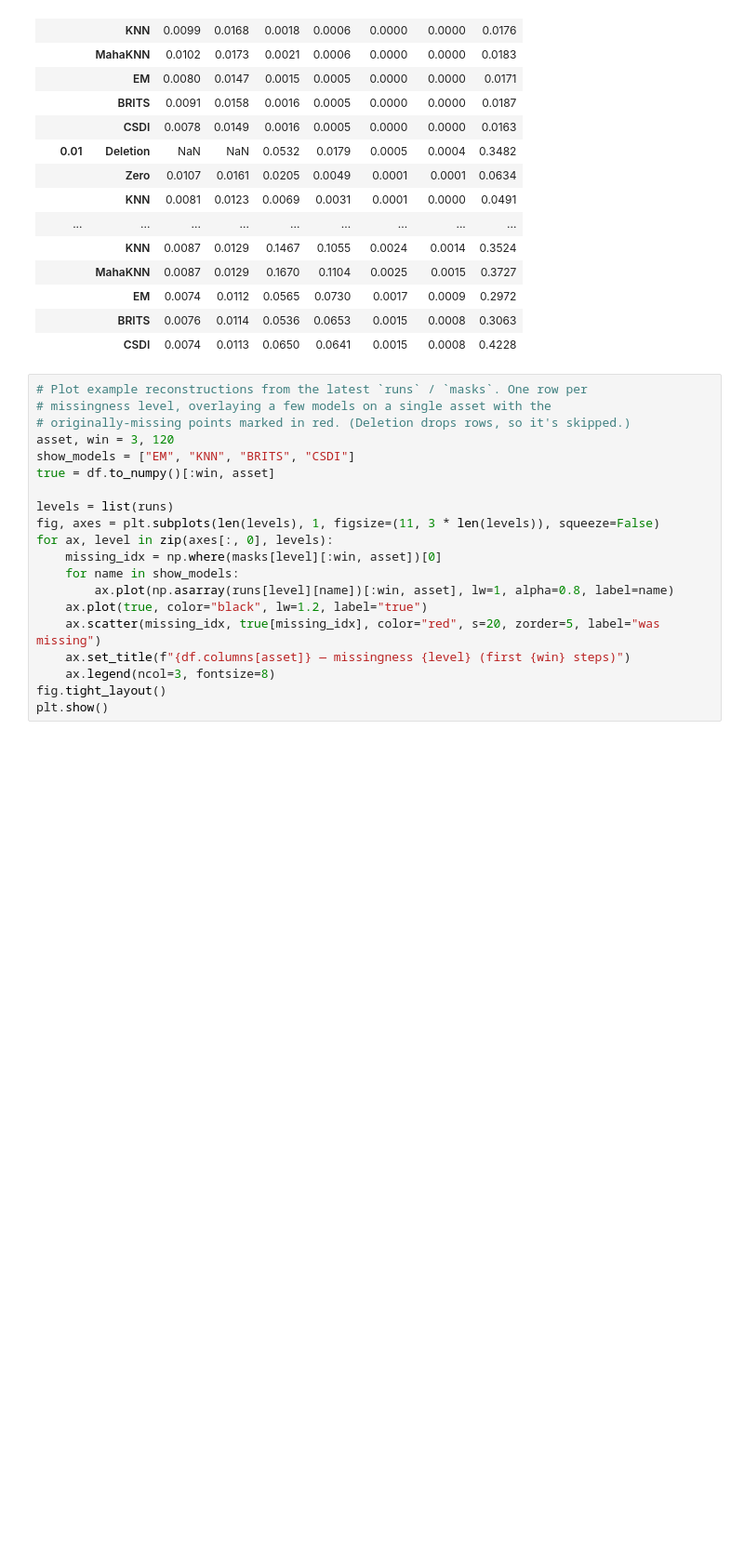
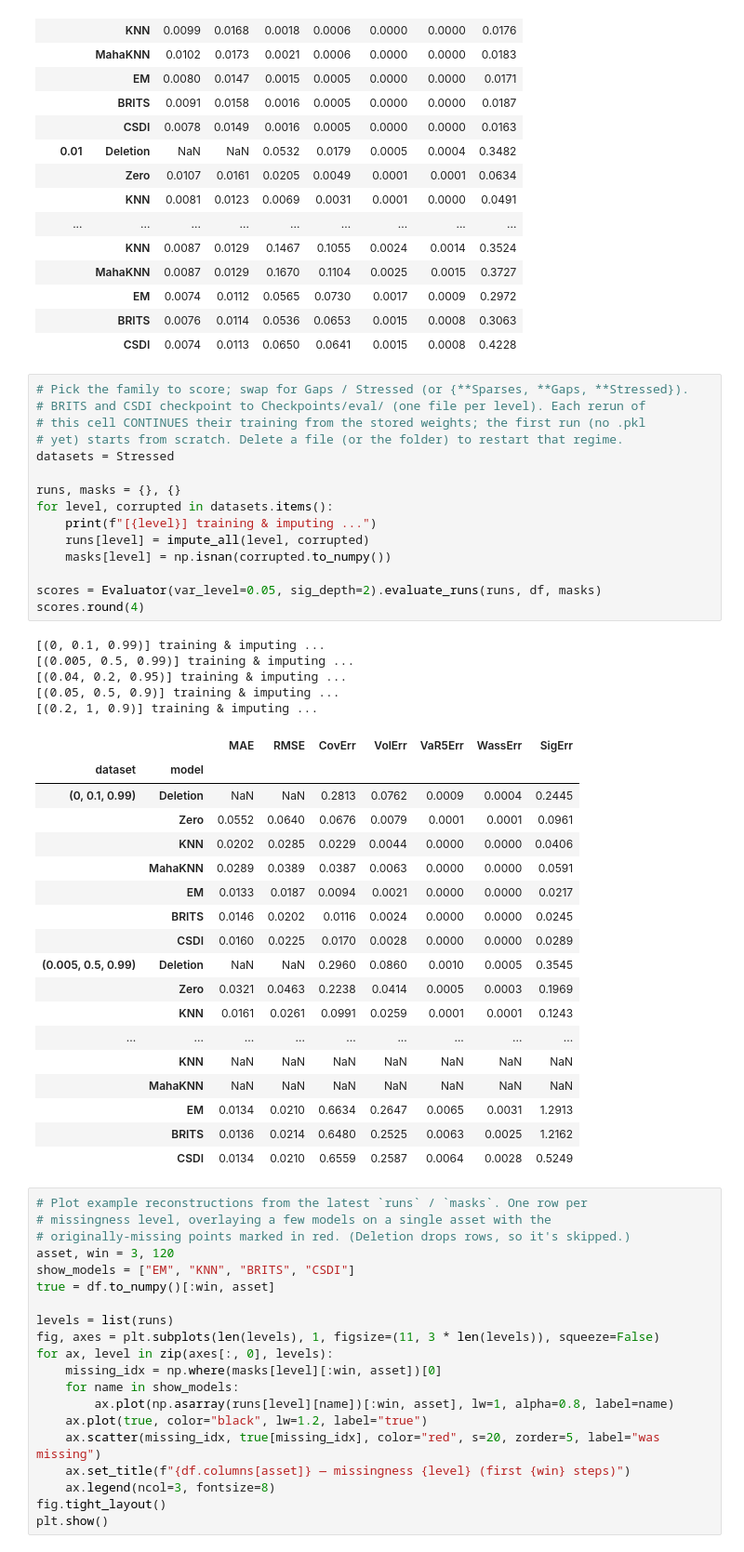
Before and after one commit to michelecarlo/Graduate-Thesis, a Jupyter notebook: Code/Analysis.ipynb, the cells around one changed output. Shown at 93% size. Saved outputs shown, nothing was run; the diff lists cells and outputs as text; blank space fills up the shorter version.

Commit message:
trained all models

```diff
--- a/Code/Analysis.ipynb
+++ b/Code/Analysis.ipynb
@@ -338,6 +362,45 @@ scores.round(4)
 |  | EM | 0.0074 | 0.0112 | 0.0565 | 0.0730 | 0.0017 | 0.0009 | 0.2972 |
 |  | BRITS | 0.0076 | 0.0114 | 0.0536 | 0.0653 | 0.0015 | 0.0008 | 0.3063 |
 |  | CSDI | 0.0074 | 0.0113 | 0.0650 | 0.0641 | 0.0015 | 0.0008 | 0.4228 |
+# %%
+# Pick the family to score; swap for Gaps / Stressed (or {**Sparses, **Gaps, **Stressed}).
+# BRITS and CSDI checkpoint to Checkpoints/eval/ (one file per level). Each rerun of
+# this cell CONTINUES their training from the stored weights; the first run (no .pkl
+# yet) starts from scratch. Delete a file (or the folder) to restart that regime.
+datasets = Stressed
+
+runs, masks = {}, {}
+for level, corrupted in datasets.items():
+    print(f"[{level}] training & imputing ...")
+    runs[level] = impute_all(level, corrupted)
+    masks[level] = np.isnan(corrupted.to_numpy())
+
+scores = Evaluator(var_level=0.05, sig_depth=2).evaluate_runs(runs, df, masks)
+scores.round(4)
+# %% [output]
+[(0, 0.1, 0.99)] training & imputing ...
+[(0.005, 0.5, 0.99)] training & imputing ...
+[(0.04, 0.2, 0.95)] training & imputing ...
+[(0.05, 0.5, 0.9)] training & imputing ...
+[(0.2, 1, 0.9)] training & imputing ...
+|  |  | MAE | RMSE | CovErr | VolErr | VaR5Err | WassErr | SigErr |
+| dataset | model |  |  |  |  |  |  |  |
+| (0, 0.1, 0.99) | Deletion | NaN | NaN | 0.2813 | 0.0762 | 0.0009 | 0.0004 | 0.2445 |
+|  | Zero | 0.0552 | 0.0640 | 0.0676 | 0.0079 | 0.0001 | 0.0001 | 0.0961 |
+|  | KNN | 0.0202 | 0.0285 | 0.0229 | 0.0044 | 0.0000 | 0.0000 | 0.0406 |
+|  | MahaKNN | 0.0289 | 0.0389 | 0.0387 | 0.0063 | 0.0000 | 0.0000 | 0.0591 |
+|  | EM | 0.0133 | 0.0187 | 0.0094 | 0.0021 | 0.0000 | 0.0000 | 0.0217 |
+|  | BRITS | 0.0146 | 0.0202 | 0.0116 | 0.0024 | 0.0000 | 0.0000 | 0.0245 |
+|  | CSDI | 0.0160 | 0.0225 | 0.0170 | 0.0028 | 0.0000 | 0.0000 | 0.0289 |
+| (0.005, 0.5, 0.99) | Deletion | NaN | NaN | 0.2960 | 0.0860 | 0.0010 | 0.0005 | 0.3545 |
+|  | Zero | 0.0321 | 0.0463 | 0.2238 | 0.0414 | 0.0005 | 0.0003 | 0.1969 |
+|  | KNN | 0.0161 | 0.0261 | 0.0991 | 0.0259 | 0.0001 | 0.0001 | 0.1243 |
+| ... | ... | ... | ... | ... | ... | ... | ... | ... |
+|  | KNN | NaN | NaN | NaN | NaN | NaN | NaN | NaN |
+|  | MahaKNN | NaN | NaN | NaN | NaN | NaN | NaN | NaN |
+|  | EM | 0.0134 | 0.0210 | 0.6634 | 0.2647 | 0.0065 | 0.0031 | 1.2913 |
+|  | BRITS | 0.0136 | 0.0214 | 0.6480 | 0.2525 | 0.0063 | 0.0025 | 1.2162 |
+|  | CSDI | 0.0134 | 0.0210 | 0.6559 | 0.2587 | 0.0064 | 0.0028 | 0.5249 |
 # %%
 # Plot example reconstructions from the latest `runs` / `masks`. One row per
 # missingness level, overlaying a few models on a single asset with the
```
Also changed, not shown: parts of 1 cell of this notebook, 20 other files.
